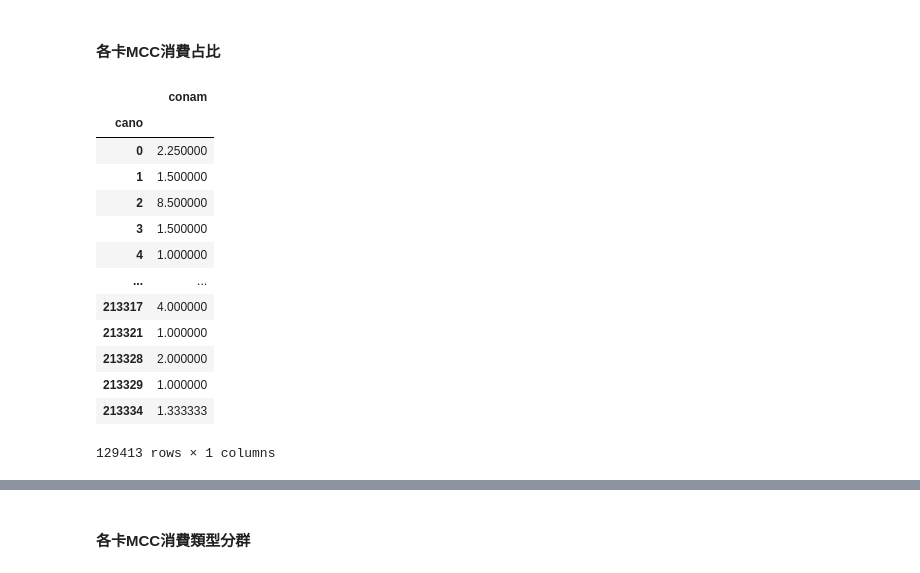
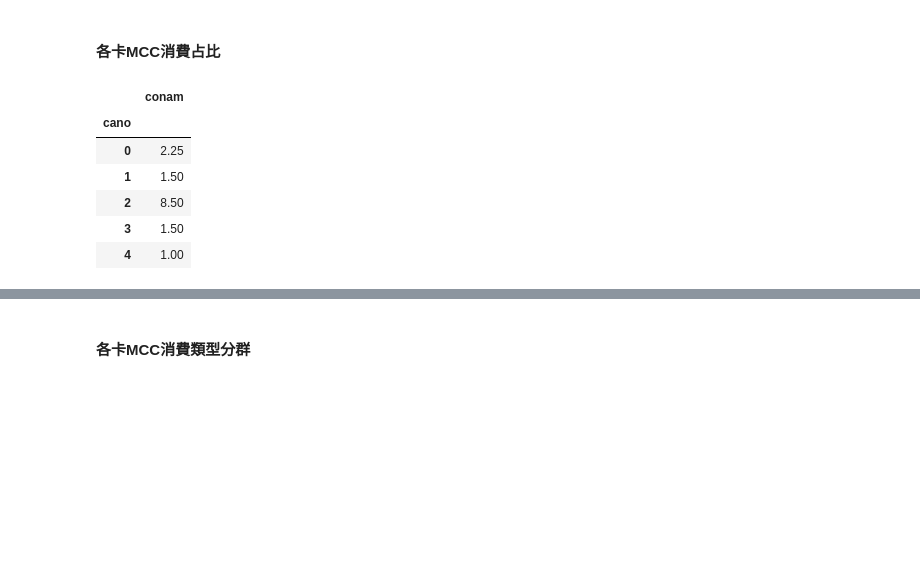
Before and after one commit to CubatLin/TBrain-E.SUN-AI-Open-Competition-Fall-2019-15th-place-Feature-Engineering, a Jupyter notebook: Customer_Classify.ipynb, the cells around one changed output, grey strips where cells are left out. Drawn from its saved outputs; the diff is of its cells as text; code cells hidden in the pictures; blank space fills up the shorter version.

```diff
--- a/Customer_Classify.ipynb
+++ b/Customer_Classify.ipynb
@@ -411,22 +365,15 @@ plt.show()
 mcc_txn_cnt = df.loc[:,['cano','mcc', 'conam']][df.fraud_ind!=-1].groupby(['cano','mcc']).count()
 mcc_cnt = df.loc[:,['cano','mcc', 'conam']][df.fraud_ind!=-1].groupby(['cano','mcc']).count().groupby(['cano']).count()
 # %%
-mcc_txn_cnt.groupby(['cano']).mean()
+mcc_txn_cnt.groupby(['cano']).mean().head(5)
 # %% [output]
 |  | conam |
 | cano |  |
-| 0 | 2.250000 |
-| 1 | 1.500000 |
-| 2 | 8.500000 |
-| 3 | 1.500000 |
-| 4 | 1.000000 |
-| ... | ... |
-| 213317 | 4.000000 |
-| 213321 | 1.000000 |
-| 213328 | 2.000000 |
-| 213329 | 1.000000 |
-| 213334 | 1.333333 |
+| 0 | 2.25 |
+| 1 | 1.50 |
+| 2 | 8.50 |
+| 3 | 1.50 |
+| 4 | 1.00 |
-129413 rows × 1 columns
 # %%
  mcc_pct = mcc_txn_cnt.groupby(['cano']).apply(lambda x:100 * x / float(x.sum()))
 # %%
```
Also changed, not shown: parts of 17 cells of this notebook.
